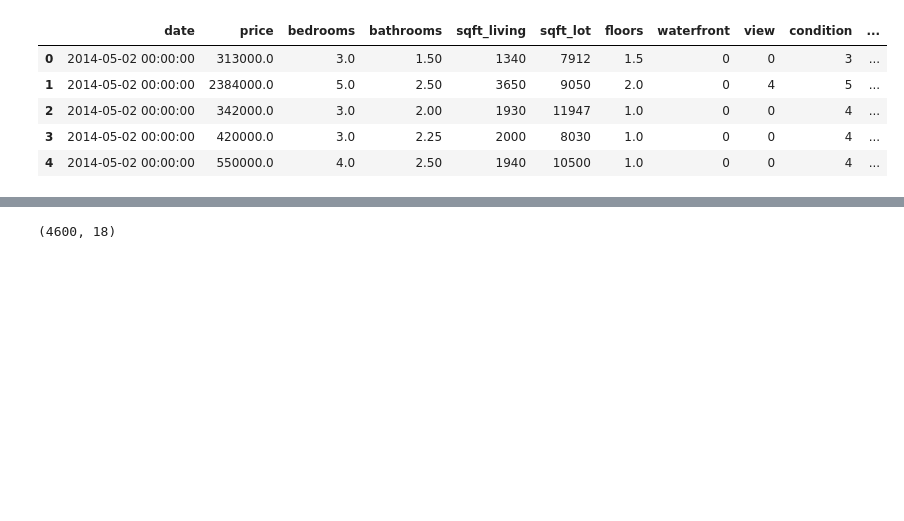
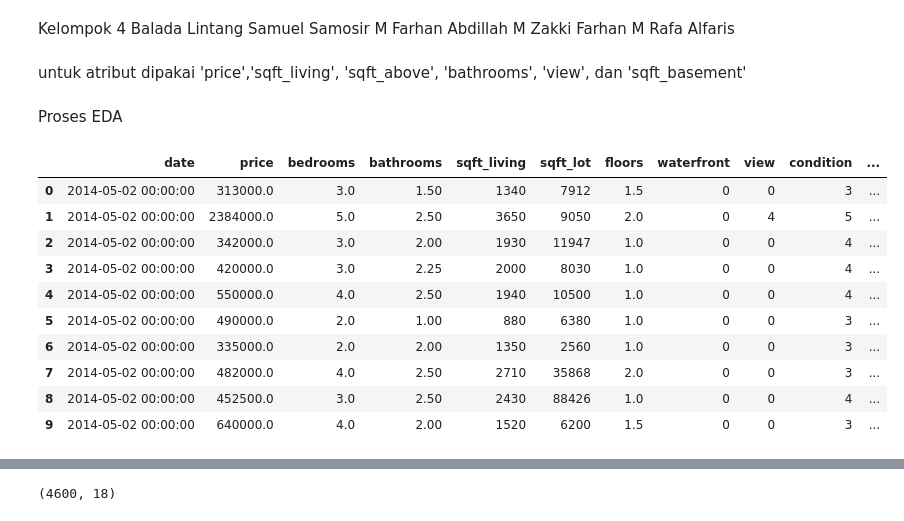
Before and after one commit to baladalintang/balada, a Jupyter notebook: regeresihargarumah.ipynb, the cells around one changed output, grey strips where cells are left out. Saved outputs shown, nothing was run; the diff lists cells and outputs as text; code cells hidden in the pictures; blank space fills up the shorter version.

```diff
--- a/regeresihargarumah.ipynb
+++ b/regeresihargarumah.ipynb
@@ -1,5 +1,14 @@
 # %% [markdown]
 <a href="https://colab.research.google.com/github/baladalintang/balada/blob/master/regeresihargarumah.ipynb" target="_parent"><img src="https://colab.research.google.com/assets/colab-badge.svg" alt="Open In Colab"/></a>
+# %% [markdown]
+Kelompok 4
+Balada Lintang
+Samuel Samosir
+M Farhan Abdillah
+M Zakki Farhan
+M Rafa Alfaris
+# %% [markdown]
+untuk atribut dipakai 'price','sqft_living', 'sqft_above', 'bathrooms', 'view', dan 'sqft_basement'
 # %%
 import pandas as pd               ## untuk membaca file csv
 import numpy as np                ## untuk numerical
@@ -7,17 +16,24 @@ import matplotlib.pyplot as plt   ## untuk visualisasi
 import seaborn as sns             ## untuk statistik
 # %%
 ## baca file hargarumahregresi.csv
-df = pd.read_csv('/content/hargarumahregresi.csv')
+df = pd.read_csv('/content/sample_data/hargarumahregresi.csv')
+# %% [markdown]
+Proses EDA
 # %%
 ## melihat isi file csv pada halaman atas
-df.head()
+df.head(10)
 # %% [output]
 |  | date | price | bedrooms | bathrooms | sqft_living | sqft_lot | floors | waterfront | view | condition | ... |
 | 0 | 2014-05-02 00:00:00 | 313000.0 | 3.0 | 1.50 | 1340 | 7912 | 1.5 | 0 | 0 | 3 | ... |
 | 1 | 2014-05-02 00:00:00 | 2384000.0 | 5.0 | 2.50 | 3650 | 9050 | 2.0 | 0 | 4 | 5 | ... |
 | 2 | 2014-05-02 00:00:00 | 342000.0 | 3.0 | 2.00 | 1930 | 11947 | 1.0 | 0 | 0 | 4 | ... |
 | 3 | 2014-05-02 00:00:00 | 420000.0 | 3.0 | 2.25 | 2000 | 8030 | 1.0 | 0 | 0 | 4 | ... |
 | 4 | 2014-05-02 00:00:00 | 550000.0 | 4.0 | 2.50 | 1940 | 10500 | 1.0 | 0 | 0 | 4 | ... |
+| 5 | 2014-05-02 00:00:00 | 490000.0 | 2.0 | 1.00 | 880 | 6380 | 1.0 | 0 | 0 | 3 | ... |
+| 6 | 2014-05-02 00:00:00 | 335000.0 | 2.0 | 2.00 | 1350 | 2560 | 1.0 | 0 | 0 | 3 | ... |
+| 7 | 2014-05-02 00:00:00 | 482000.0 | 4.0 | 2.50 | 2710 | 35868 | 2.0 | 0 | 0 | 3 | ... |
+| 8 | 2014-05-02 00:00:00 | 452500.0 | 3.0 | 2.50 | 2430 | 88426 | 1.0 | 0 | 0 | 4 | ... |
+| 9 | 2014-05-02 00:00:00 | 640000.0 | 4.0 | 2.00 | 1520 | 6200 | 1.5 | 0 | 0 | 3 | ... |
 # %%
 ## melihat isi file bawah pada csv
 
```
Also changed, not shown: parts of 14 cells of this notebook.
